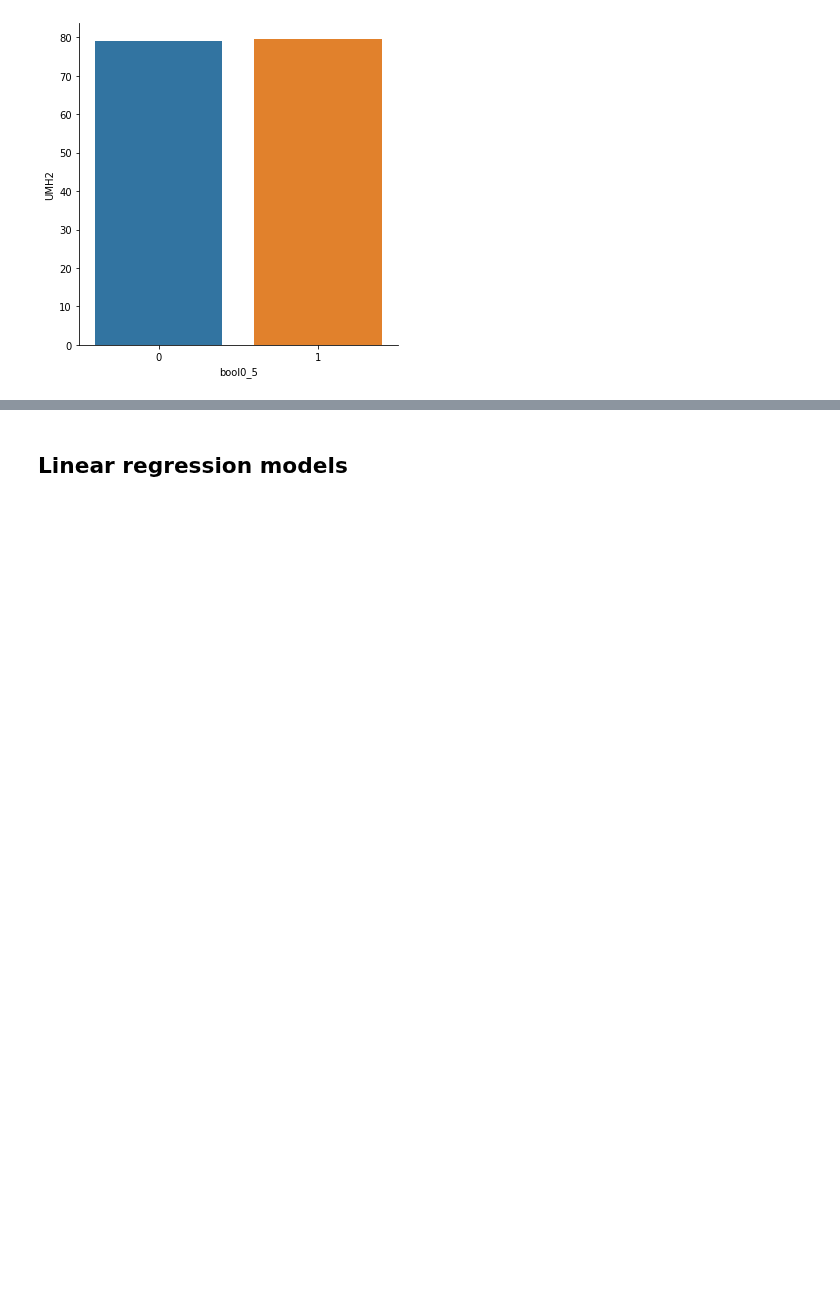
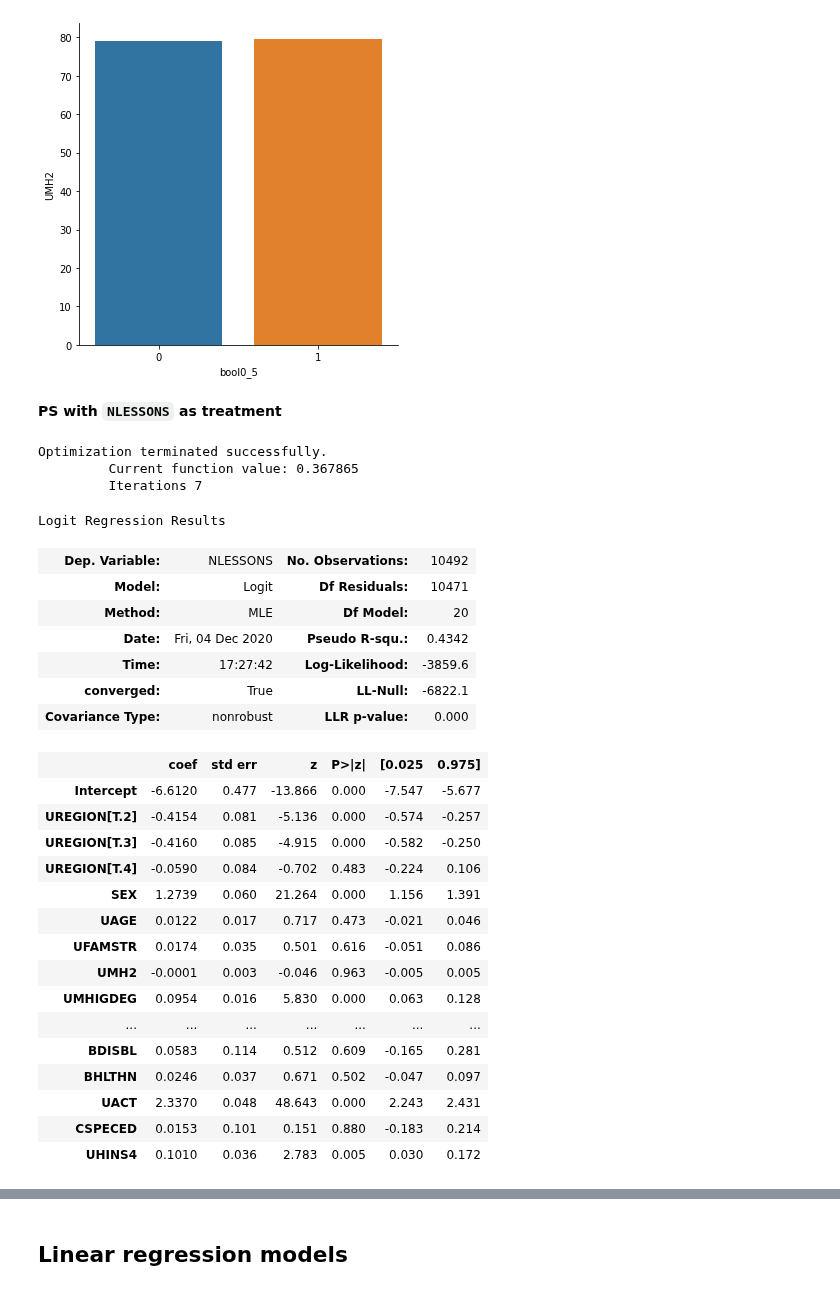
Before and after one commit to epfl-ada/ada-2020-project-milestone-p3-p3_ada-boi, a Jupyter notebook: creative_extension.ipynb, the cells around one changed output, grey strips where cells are left out. Drawn from its saved outputs; the diff is of its cells as text; code cells hidden in the pictures; blank space fills up the shorter version.

```diff
--- a/creative_extension.ipynb
+++ b/creative_extension.ipynb
@@ -439,3 +441,45 @@ sns.catplot(data=umh.reset_index(),x='bool0_5',y='UMH2',kind='bar')
 # %% [output]
 <seaborn.axisgrid.FacetGrid at 0x...>
 [figure]
+# %% [markdown]
+**PS with `NLESSONS` as treatment**
+# %%
+# logistic regression for NLESSONS
+predictors= ['SEX','UAGE','UREGION','UFAMSTR','UMH2','UMHIGDEG','UAGG','UHHCOUNT','U_SOCPOV','MNBEDRMS',
+             'MOWNRENT','OVERCROWDING','UBPIA','BDISBL','BHLTHN','UACT','CSPECED','UHINS4']
+df_lessons = df_NN(fc23,'NLESSONS',predictors)
+
+log_model_L = 'NLESSONS ~ SEX + UAGE + UREGION + UFAMSTR + UMH2 + UMHIGDEG + UAGG + \
++ UHHCOUNT + U_SOCPOV + MNBEDRMS + MOWNRENT + OVERCROWDING + UBPIA + BDISBL + BHLTHN + UACT + CSPECED + UHINS4'
+
+log_L = smf.logit(formula=log_model_L, data=df_lessons)
+res_L = log_L.fit()
+res_L.summary()
+# %% [output]
+Optimization terminated successfully.
+         Current function value: 0.367865
+         Iterations 7
+Logit Regression Results
+| Dep. Variable: | NLESSONS | No. Observations: | 10492 |
+| Model: | Logit | Df Residuals: | 10471 |
+| Method: | MLE | Df Model: | 20 |
+| Date: | Fri, 04 Dec 2020 | Pseudo R-squ.: | 0.4342 |
+| Time: | 17:27:42 | Log-Likelihood: | -3859.6 |
+| converged: | True | LL-Null: | -6822.1 |
+| Covariance Type: | nonrobust | LLR p-value: | 0.000 |
+|  | coef | std err | z | P>|z| | [0.025 | 0.975] |
+| Intercept | -6.6120 | 0.477 | -13.866 | 0.000 | -7.547 | -5.677 |
+| UREGION[T.2] | -0.4154 | 0.081 | -5.136 | 0.000 | -0.574 | -0.257 |
+| UREGION[T.3] | -0.4160 | 0.085 | -4.915 | 0.000 | -0.582 | -0.250 |
+| UREGION[T.4] | -0.0590 | 0.084 | -0.702 | 0.483 | -0.224 | 0.106 |
+| SEX | 1.2739 | 0.060 | 21.264 | 0.000 | 1.156 | 1.391 |
+| UAGE | 0.0122 | 0.017 | 0.717 | 0.473 | -0.021 | 0.046 |
+| UFAMSTR | 0.0174 | 0.035 | 0.501 | 0.616 | -0.051 | 0.086 |
+| UMH2 | -0.0001 | 0.003 | -0.046 | 0.963 | -0.005 | 0.005 |
+| UMHIGDEG | 0.0954 | 0.016 | 5.830 | 0.000 | 0.063 | 0.128 |
+| ... | ... | ... | ... | ... | ... | ... |
+| BDISBL | 0.0583 | 0.114 | 0.512 | 0.609 | -0.165 | 0.281 |
+| BHLTHN | 0.0246 | 0.037 | 0.671 | 0.502 | -0.047 | 0.097 |
+| UACT | 2.3370 | 0.048 | 48.643 | 0.000 | 2.243 | 2.431 |
+| CSPECED | 0.0153 | 0.101 | 0.151 | 0.880 | -0.183 | 0.214 |
+| UHINS4 | 0.1010 | 0.036 | 2.783 | 0.005 | 0.030 | 0.172 |
```
Also changed, not shown: parts of 5 cells of this notebook.
